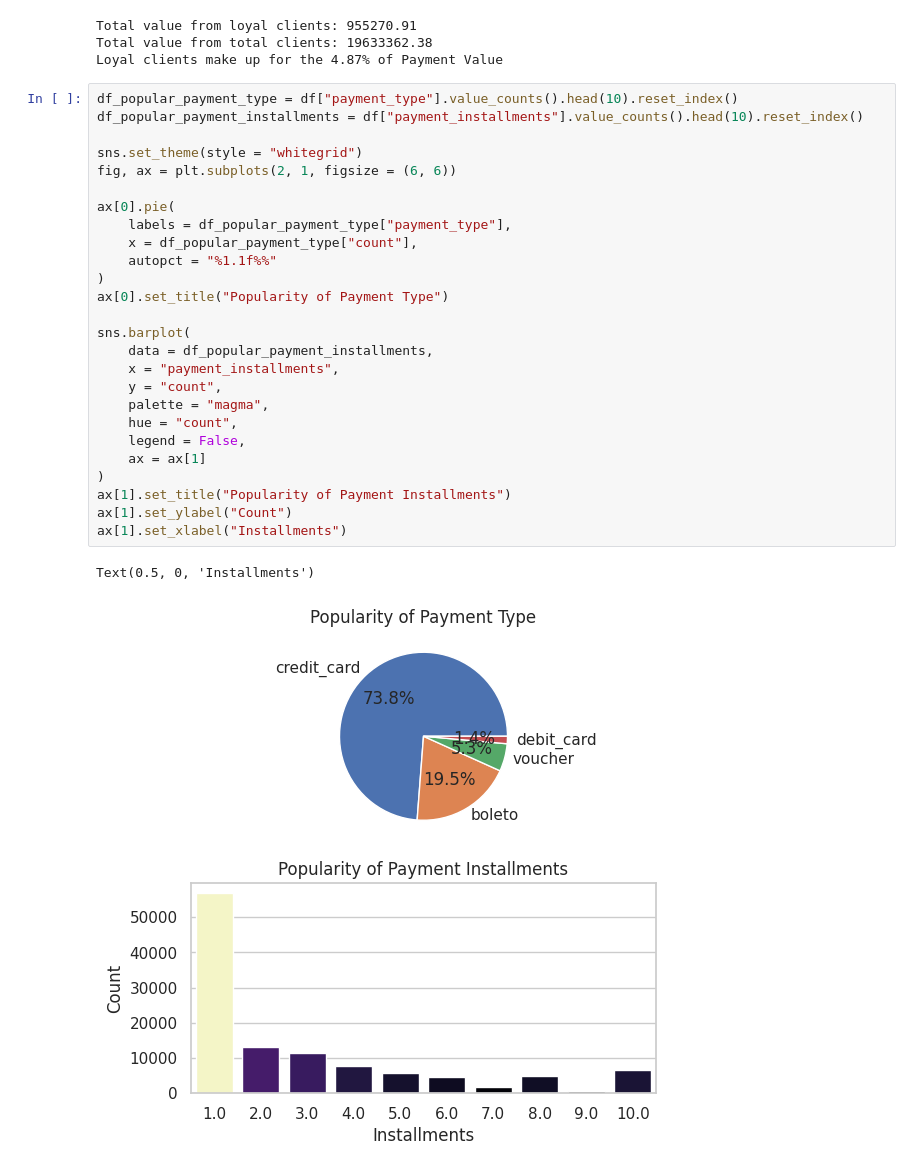
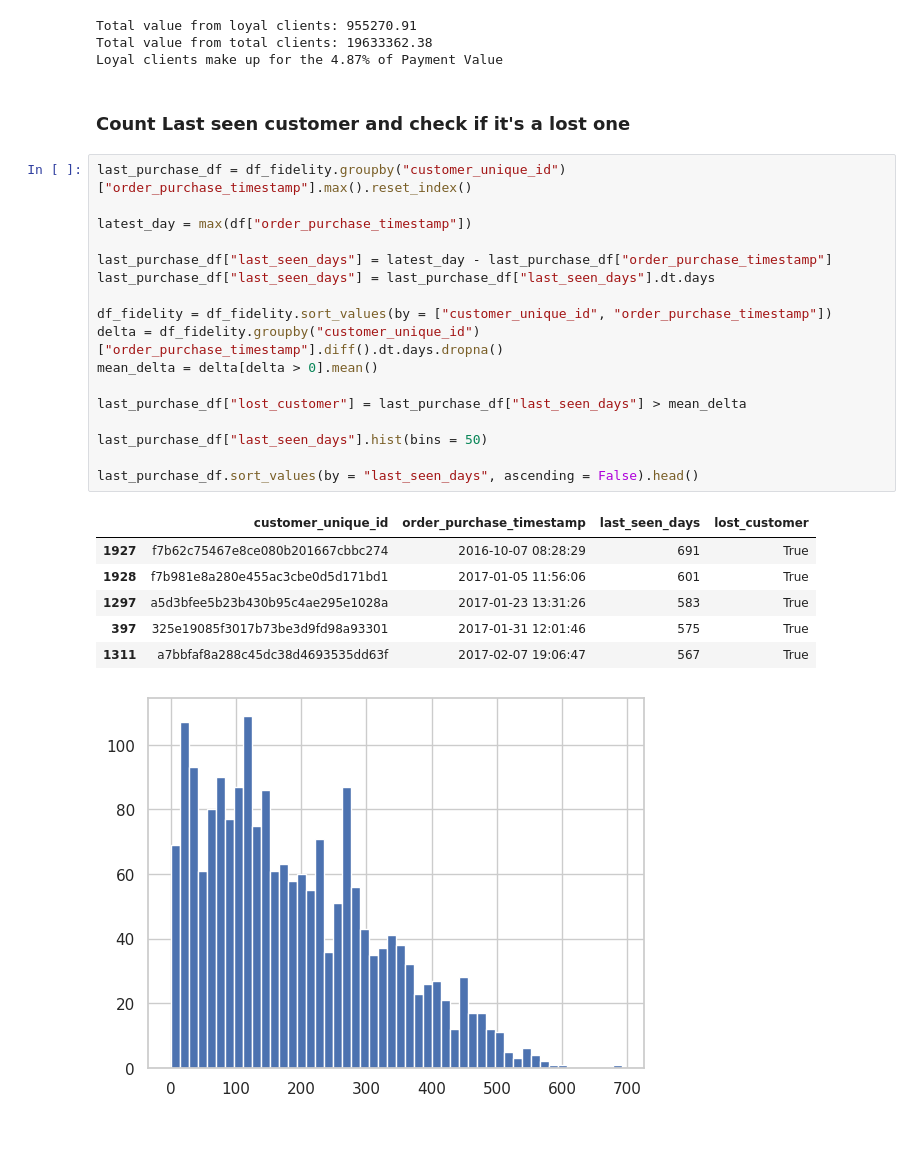
Before and after one commit to SaruboDev/Portfolio-Projects, a Jupyter notebook: Full-EDA/OlistAnalysis/eda_complete.ipynb, the cells around one changed output. Saved outputs shown, nothing was run; the diff lists cells and outputs as text; blank space fills up the shorter version.

```diff
--- a/Full-EDA/OlistAnalysis/eda_complete.ipynb
+++ b/Full-EDA/OlistAnalysis/eda_complete.ipynb
@@ -208,32 +239,30 @@ print(f"Loyal clients make up for the {(loyal_amount / total_amount) * 100:.2f}%
 Total value from loyal clients: 955270.91
 Total value from total clients: 19633362.38
 Loyal clients make up for the 4.87% of Payment Value
-# %%
-df_popular_payment_type = df["payment_type"].value_counts().head(10).reset_index()
-df_popular_payment_installments = df["payment_installments"].value_counts().head(10).reset_index()
-
-sns.set_theme(style = "whitegrid")
-fig, ax = plt.subplots(2, 1, figsize = (6, 6))
-
-ax[0].pie(
-    labels = df_popular_payment_type["payment_type"],
-    x = df_popular_payment_type["count"],
-    autopct = "%1.1f%%"
-)
-ax[0].set_title("Popularity of Payment Type")
-
-sns.barplot(
-    data = df_popular_payment_installments,
-    x = "payment_installments",
-    y = "count",
-    palette = "magma",
-    hue = "count",
-    legend = False,
-    ax = ax[1]
-)
-ax[1].set_title("Popularity of Payment Installments")
-ax[1].set_ylabel("Count")
-ax[1].set_xlabel("Installments")
-# %% [output]
-Text(0.5, 0, 'Installments')
-[figure]
+# %% [markdown]
+### Count Last seen customer and check if it's a lost one
+# %%
+last_purchase_df = df_fidelity.groupby("customer_unique_id")["order_purchase_timestamp"].max().reset_index()
+
+latest_day = max(df["order_purchase_timestamp"])
+
+last_purchase_df["last_seen_days"] = latest_day - last_purchase_df["order_purchase_timestamp"]
+last_purchase_df["last_seen_days"] = last_purchase_df["last_seen_days"].dt.days
+
+df_fidelity = df_fidelity.sort_values(by = ["customer_unique_id", "order_purchase_timestamp"])
+delta = df_fidelity.groupby("customer_unique_id")["order_purchase_timestamp"].diff().dt.days.dropna()
+mean_delta = delta[delta > 0].mean()
+
+last_purchase_df["lost_customer"] = last_purchase_df["last_seen_days"] > mean_delta
+
+last_purchase_df["last_seen_days"].hist(bins = 50)
+
+last_purchase_df.sort_values(by = "last_seen_days", ascending = False).head()
+# %% [output]
+|  | customer_unique_id | order_purchase_timestamp | last_seen_days | lost_customer |
+| 1927 | f7b62c75467e8ce080b201667cbbc274 | 2016-10-07 08:28:29 | 691 | True |
+| 1928 | f7b981e8a280e455ac3cbe0d5d171bd1 | 2017-01-05 11:56:06 | 601 | True |
+| 1297 | a5d3bfee5b23b430b95c4ae295e1028a | 2017-01-23 13:31:26 | 583 | True |
+| 397 | 325e19085f3017b73be3d9fd98a93301 | 2017-01-31 12:01:46 | 575 | True |
+| 1311 | a7bbfaf8a288c45dc38d4693535dd63f | 2017-02-07 19:06:47 | 567 | True |
+[figure, added]
```
Also changed, not shown: parts of 33 cells of this notebook.
